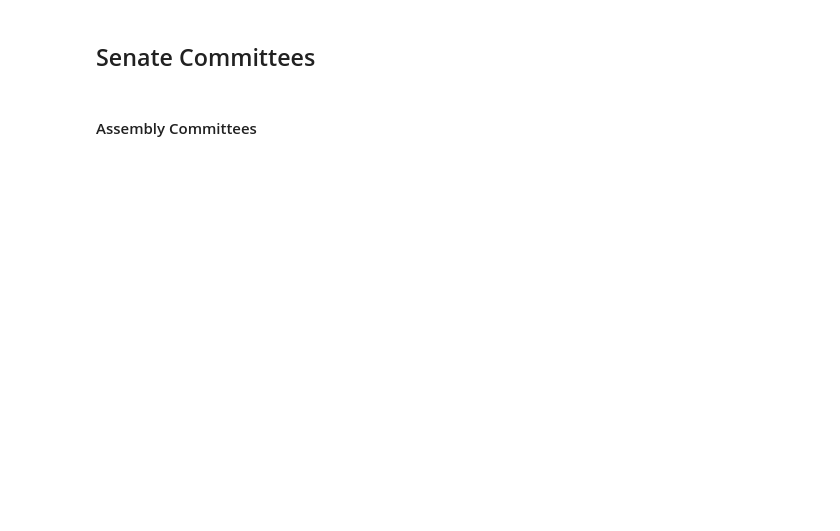
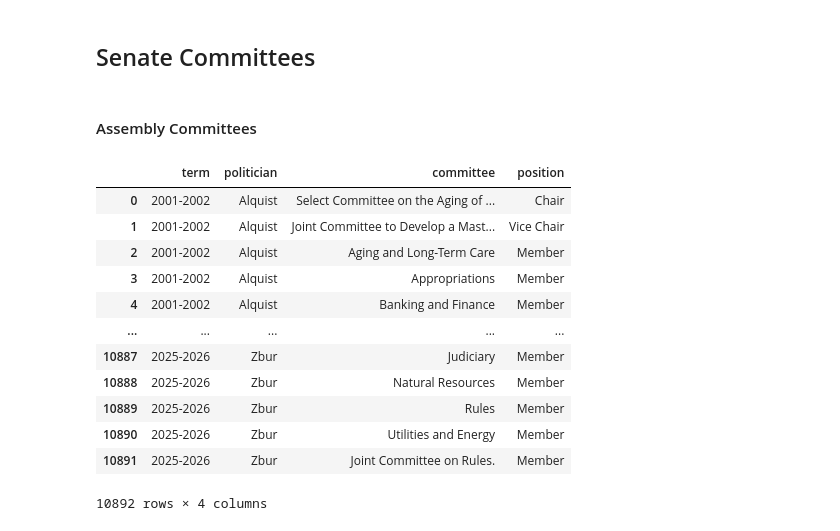
Before and after one commit to emeliasprott/Capstone, a Jupyter notebook: pdf_parsing/data-collection-2.ipynb, the cells around one changed output. Saved outputs shown, nothing was run; the diff lists cells and outputs as text; code cells hidden in the pictures; blank space fills up the shorter version.

```diff
--- a/pdf_parsing/data-collection-2.ipynb
+++ b/pdf_parsing/data-collection-2.ipynb
@@ -342,26 +271,29 @@ for i in np.arange(1, 27, 2):
 # %% [markdown]
 ## Senate Committees
 # %%
-senate_reader = PdfReader('senators_committees.pdf')
+senate_reader = PdfReader('Senate_Committees.pdf')
 # %%
-def early_format_sen_coms(page):
+def early_format_sen_coms(page, page_num):
     senate_coms = {}
     t = unidecode(page)
-    t_ = re.sub(r'\n*SENATOR.*COMMITTEE.*MEMBERSHIPS(?:.*Continued)*', '', t)
-    matches = [m for m in re.finditer(r'\n([A-Z][A-Za-z\s\']+)(?=\s*--\(\d+\)--\s*)', str(t_))]
+    t_ = re.sub(r'(?:(?:MEMBERSHIPS)|(?:Continued)|(?:continued))(?=[\nA-Za-z])', '. ', t)
+    if page_num in [0, 3, 5,6, 7]:
+        matches = [m for m in re.finditer(r'(?<=\.)\s*([A-Z][A-Za-z\s\']+)(?=\s*--\(\d+\)--\s*)', str(t_))]
+    else:
+        matches = [m for m in re.finditer(r'(?<=\.)\s*\n([A-Z][A-Za-z\s\'-]+)(?=\s*--\(\s*\d+\s*\)--\s*)', str(t_))]
     for i, m in enumerate(matches):
         start_ = m.start()
         end_ = matches[i+1].start() - 1 if i < len(matches)-1 else len(str(t_))
         string_ = str(t_)[start_:end_].split(r'--')
-        name = string_[0].strip()
+        name = re.sub(r'(?<=\w)\n(?=\w)', '', string_[0]).strip()
         committees = string_[2].strip().split(';')
         senate_coms[name] = {'committees': {}}
         for committee in committees:
             committee_ = re.sub(r'\n', ' ', committee)
-            position_match = re.search(r'((?:Co-Chair)|(?:(?:Co)*\s*C\s*hair)|(?:\s*V\s*ice\s*Chair)|(?:(?:Republican)|(?:Democratic)\s*Alternate))', committee_)
+            position_match = re.search(r'((?:Co-C\s*h\s*air)|(?:(?:Co)*\s*C\s*h\s*a\s*i\s*r)|(?:\s*V\s*ic\s*e\s*-*C\s*hai\s*r)|(?:(?:Republican)|(?:Democratic)\s*Al\s*ter\s*nate))', committee_)
             if position_match:
                 position = position_match.group(1).strip()
-                replace = rf'\({re.escape(position)}\)'
+                replace = rf'\(\s*{re.escape(position)}\s*\)'
                 committee_ = re.sub(replace, '', committee_).strip()
             else:
                 position = 'Member'
@@ -453,8 +406,3 @@ for term, politicians in senator_committees.items():
             senators.append({'term': term, 'politician': politician, 'committee': committee, 'position': position})
 senators_committees = pd.DataFrame(senators)
 senators_committees['term'] = senators_committees['term'].apply(lambda x: f"{int(x)-1}-{x}")
-# %%
-senators_committees.loc[senators_committees['committee'] == 'Public Safety. Smallwood-Cuevas', 'committee'] = 'Public Safety'
-for c, p in zip(['Labor, Public Employment and Retirement', 'Budget and Fiscal Review', 'Business, Professions, and Economic Development', 'Governmental Organization'], ['Chair', 'Member', 'Member', 'Member']):
-    row = {'term': '2025-2026', 'politician': 'Smallwood-Cuevas', 'committee': c, 'position': p}
-    senators_committees = pd.concat([senators_committees, pd.DataFrame([row])], ignore_index=True)
@@ -469,7 +419,7 @@ def assembly_committees(page, year, page_num):
     t = unidecode(page)
     assembly_coms = {}
     y = year
-    matches = [m for m in re.finditer(r'(?:(?:SESSION)|\.|(?:Continued))\s*\n([A-Z].*)\s*--', str(t)) if 'COMMITTEE MEMBERSHIP' not in m.group()]
+    matches = [m for m in re.finditer(r'(?:(?:[Cc]ontinued)|\.)\s*\n\s*([A-Z]+[\w+,\'\-\s]*)\s*--', str(t))]
     if (matches[0].group(1).strip().startswith('A')) or (matches[0].group(1).strip().startswith('B')):
         if page_num < 74:
             term = re.search(r'(\d{4}-\s*\d{2,})\s*R\s*E\s*G\s*U\s*L\s*A\s*R', str(t))
@@ -498,10 +448,10 @@ def assembly_committees(page, year, page_num):
         committees = c_string.split(';')
         for committee in committees:
             committee_ = re.sub(r'\n', ' ', committee)
-            position_match = re.search(r'\(((?:Co-Chair)|(?:(?:Co)*\s*Chair\s*)|(?:\s*V\s*ice\s*Chair\s*)|(?:Republican\s*Alternate\s*)|(?:Democratic\s*Alternate\s*))\)', committee_)
+            position_match = re.search(r'((?:C\s*o-C\s*h\s*a\s*i\s*r)|(?:(?:Co)*\s*C\s*h\s*a\s*i\s*r)|(?:\s*V\s*i\s*c\s*e\s*-*[C|c]\s*h\s*a\s*i\s*r)|(?:[(?:Republican)|(?:Democratic)]\s*Alternate))', committee_)
             if position_match:
                 position = position_match.group(1).strip()
-                replace = rf'\({re.escape(position)}\)'
+                replace = rf'\(\s*{re.escape(position_match.group())}\s*\)'
                 committee__ = re.sub(replace, '', committee_).strip()
             else:
                 position = 'Member'
@@ -530,5 +480,21 @@ for term, politician in assembly_coms.items():
             assembly.append({'term': term, 'politician': politician, 'committee': committee, 'position': position})
 assembly_committees = pd.DataFrame(assembly)
 assembly_committees['term'] = assembly_committees['term'].apply(lambda x: f"{int(x)-1}-{x}")
+# %%
+assembly_committees
+# %% [output]
+|  | term | politician | committee | position |
+| 0 | 2001-2002 | Alquist | Select Committee on the Aging of ... | Chair |
+| 1 | 2001-2002 | Alquist | Joint Committee to Develop a Mast... | Vice Chair |
+| 2 | 2001-2002 | Alquist | Aging and Long-Term Care | Member |
+| 3 | 2001-2002 | Alquist | Appropriations | Member |
+| 4 | 2001-2002 | Alquist | Banking and Finance | Member |
+| ... | ... | ... | ... | ... |
+| 10887 | 2025-2026 | Zbur | Judiciary | Member |
+| 10888 | 2025-2026 | Zbur | Natural Resources | Member |
+| 10889 | 2025-2026 | Zbur | Rules | Member |
+| 10890 | 2025-2026 | Zbur | Utilities and Energy | Member |
+| 10891 | 2025-2026 | Zbur | Joint Committee on Rules. | Member |
+10892 rows × 4 columns
 # %%
 assembly_committees.to_csv('assembly_committees.csv', index=False)
```
Also changed, not shown: parts of 15 cells of this notebook, 8 other files.
